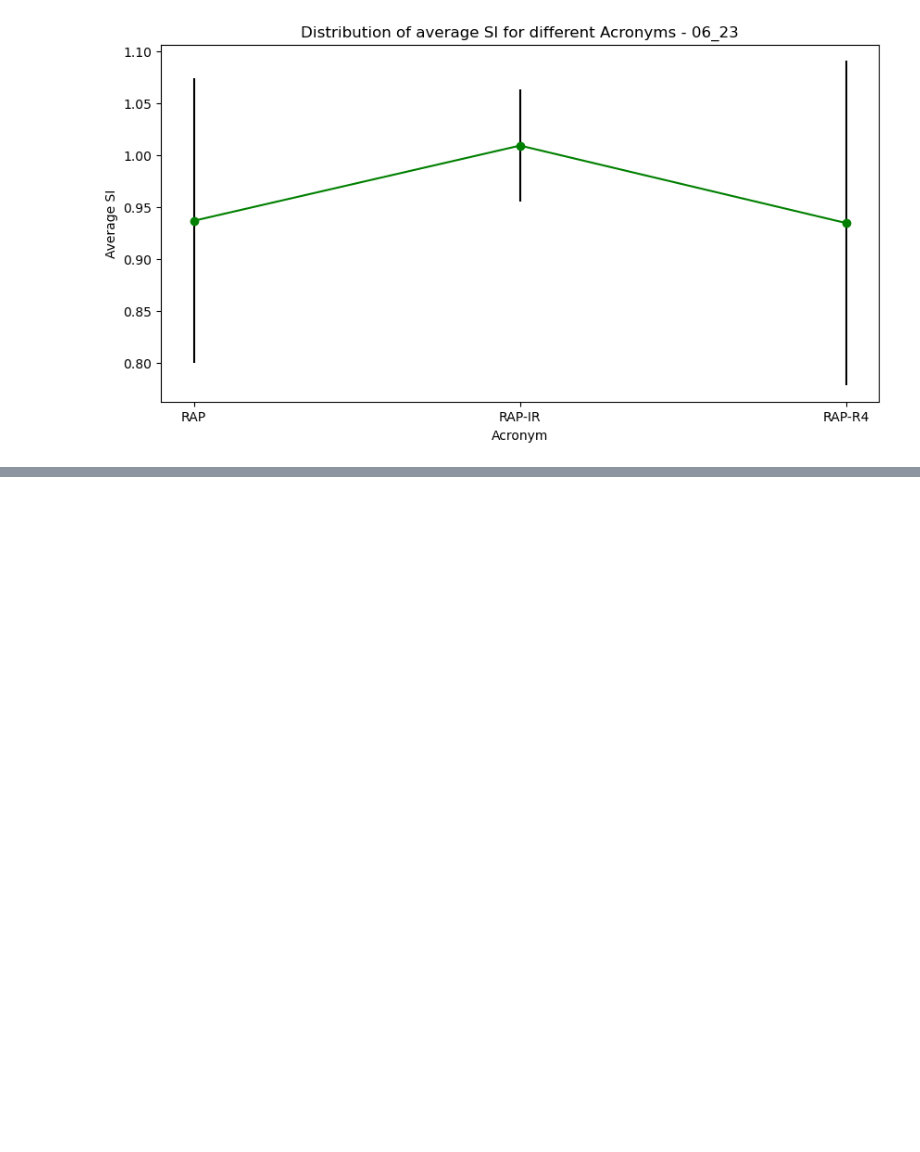
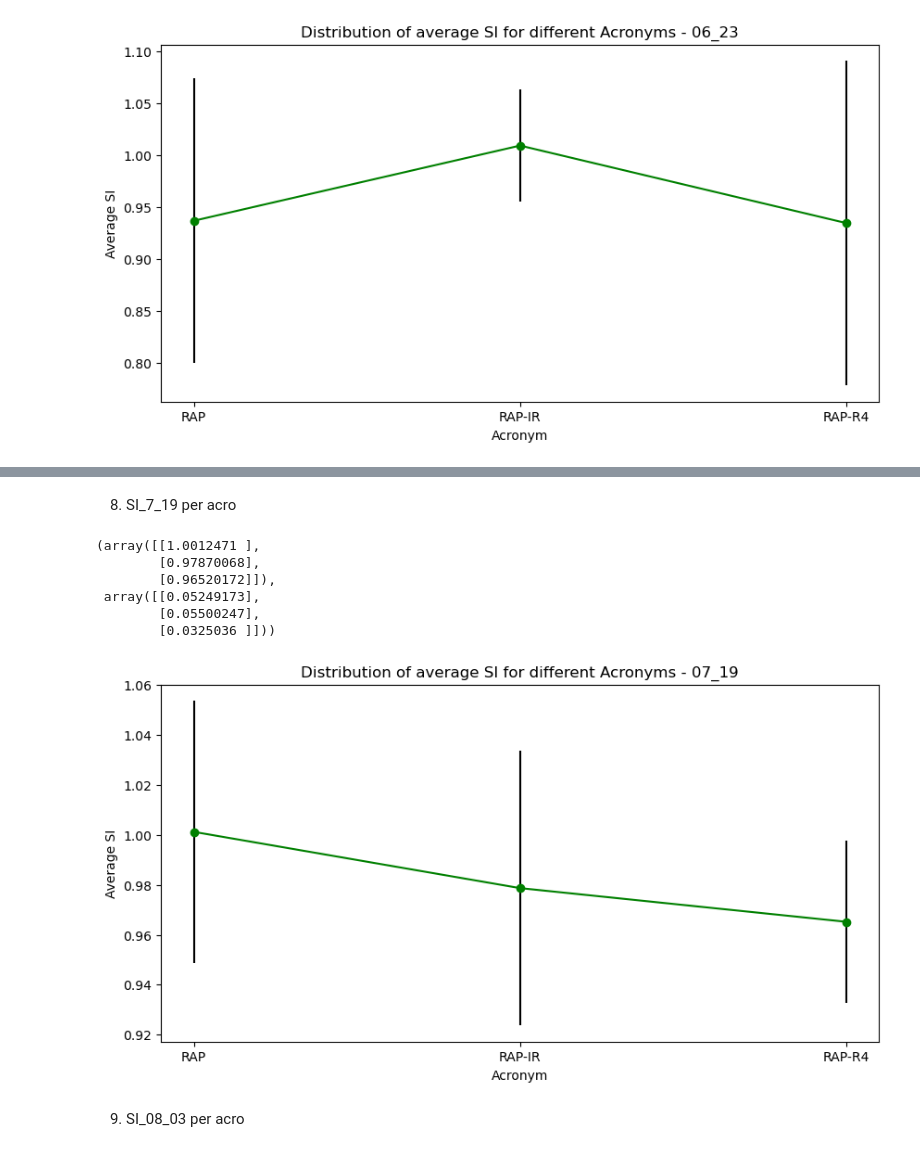
Before and after one commit to Gayara-Fernando/Summer_misc, a Jupyter notebook: Plots.ipynb, the cells around one changed output, grey strips where cells are left out. Cells and saved outputs as stored; diff of their text form; code cells hidden in the pictures; blank space fills up the shorter version.

```diff
--- a/Plots.ipynb
+++ b/Plots.ipynb
@@ -402,0 +446,28 @@ plt.show()
+# %% [markdown]
+8. SI_7_19 per acro
+# %%
+mean_vals_SI_7_19= CK_data.groupby(["Acronym"]).agg({"SI_7_19": "mean"})
+sd_vals_SI_7_19 = CK_data.groupby(["Acronym"]).agg({"SI_7_19": "std"})
+# %%
+mean_vals_SI_7_19.values, sd_vals_SI_7_19.values
+# %% [output]
+(array([[1.0012471 ],
+        [0.97870068],
+        [0.96520172]]),
+ array([[0.05249173],
+        [0.05500247],
+        [0.0325036 ]]))
+# %%
+Acro = ['RAP', 'RAP-IR', 'RAP-R4']
+# %%
+plt.figure(figsize = (10, 5))
+plt.errorbar(Acro, mean_vals_SI_7_19.values.ravel() , yerr =sd_vals_SI_7_19.values.ravel(), fmt="g-o", ecolor = "black")
+plt.xlabel("Acronym")
+plt.ylabel("Average SI")
+plt.title("Distribution of average SI for different Acronyms - 07_19")
+
+plt.show()
+# %% [output]
+[figure, added]
+# %% [markdown]
+9. SI_08_03 per acro
```
Also changed, not shown: parts of 45 cells of this notebook.
